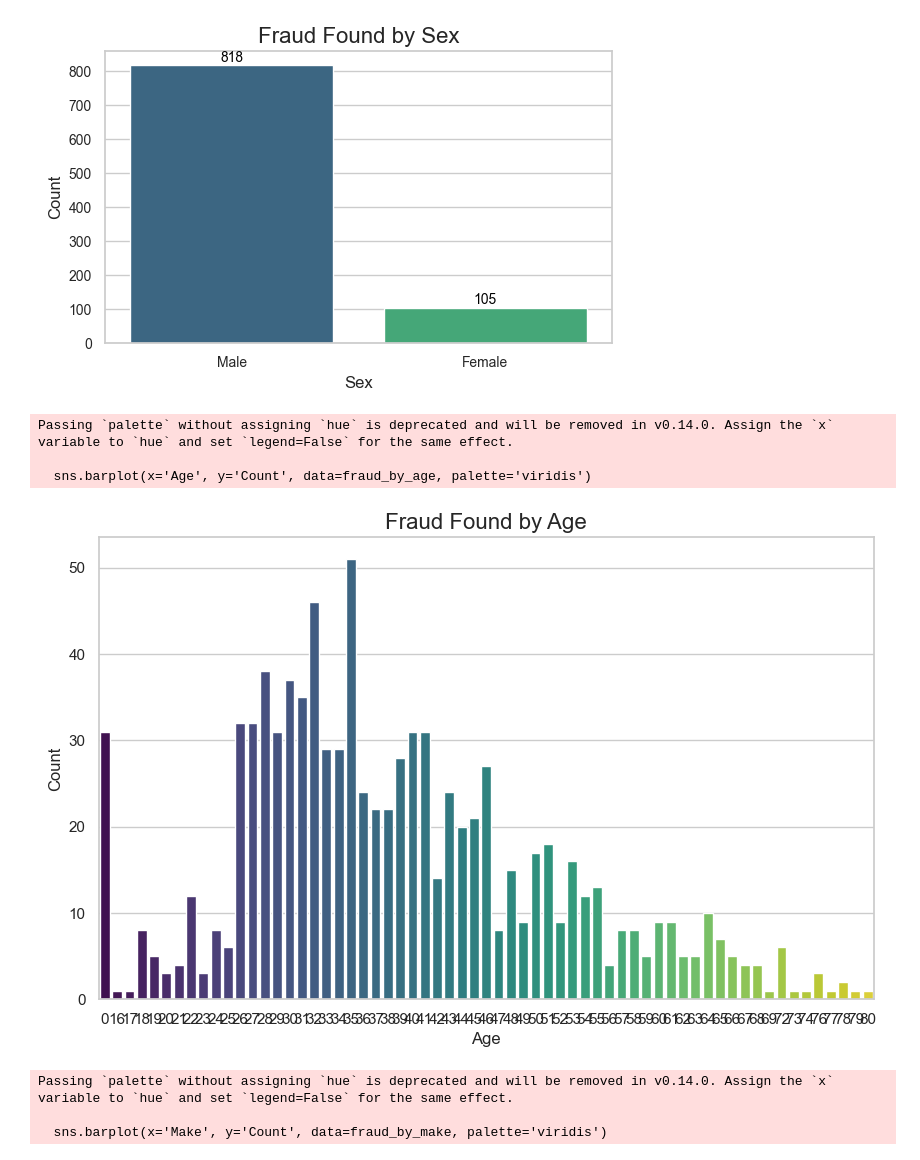
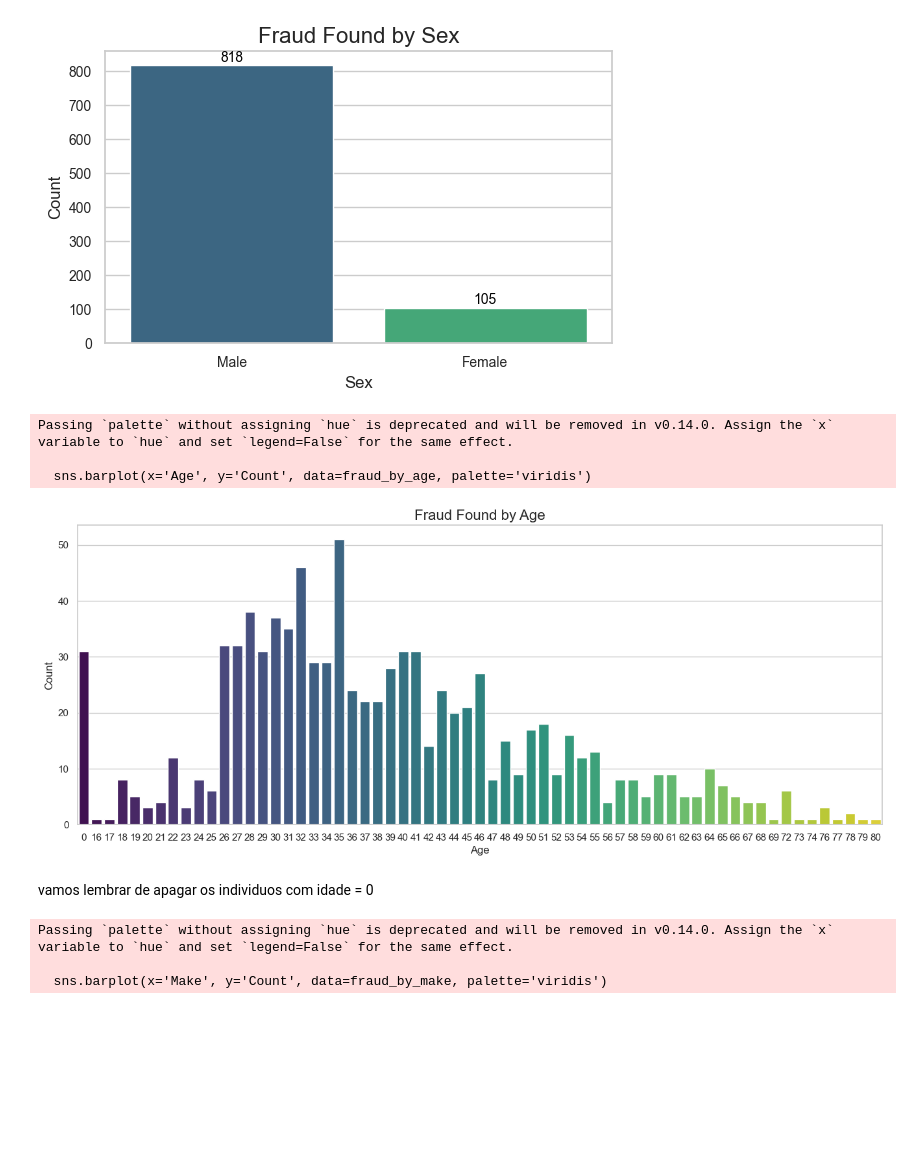
Before and after one commit to tpenha05/RegulaAI_back, a Jupyter notebook: exp_analysis.ipynb, the cells around one changed output. Drawn from its saved outputs; the diff is of its cells as text; code cells hidden in the pictures; blank space fills up the shorter version.

```diff
--- a/exp_analysis.ipynb
+++ b/exp_analysis.ipynb
@@ -87,19 +139,21 @@ Passing `palette` without assigning `hue` is deprecated and will be removed in v
 # %%
 # by age
 fraud_by_age = df[df['FraudFound_P'] == 1]['Age'].value_counts().reset_index()
 fraud_by_age.columns = ['Age', 'Count']
-plt.figure(figsize=(10, 6))
+plt.figure(figsize=(16, 6))
 sns.barplot(x='Age', y='Count', data=fraud_by_age, palette='viridis')
 
 plt.title('Fraud Found by Age', fontsize=16)
 plt.xlabel('Age', fontsize=12)
 plt.ylabel('Count', fontsize=12)
 plt.show()
 # %% [output]
 Passing `palette` without assigning `hue` is deprecated and will be removed in v0.14.0. Assign the `x` variable to `hue` and set `legend=False` for the same effect.
 
   sns.barplot(x='Age', y='Count', data=fraud_by_age, palette='viridis')
-[figure, old version]
+[figure, new version]
+# %% [markdown]
+vamos lembrar de apagar os individuos com idade = 0
 # %%
 # by manufacturer
 fraud_by_make = df[df['FraudFound_P'] == 1]['Make'].value_counts().reset_index()
```
Also changed, not shown: parts of 29 cells of this notebook.
